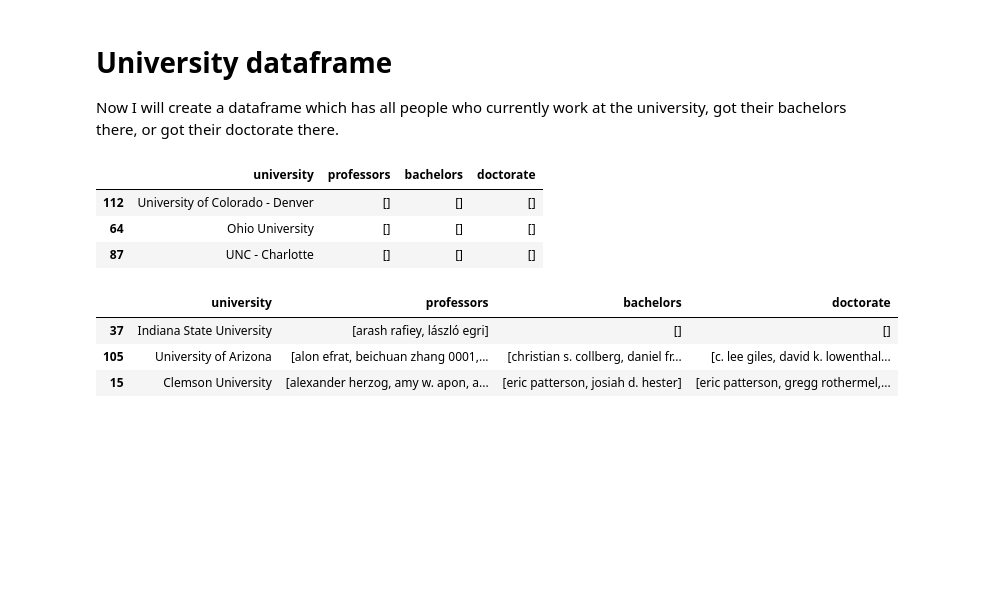
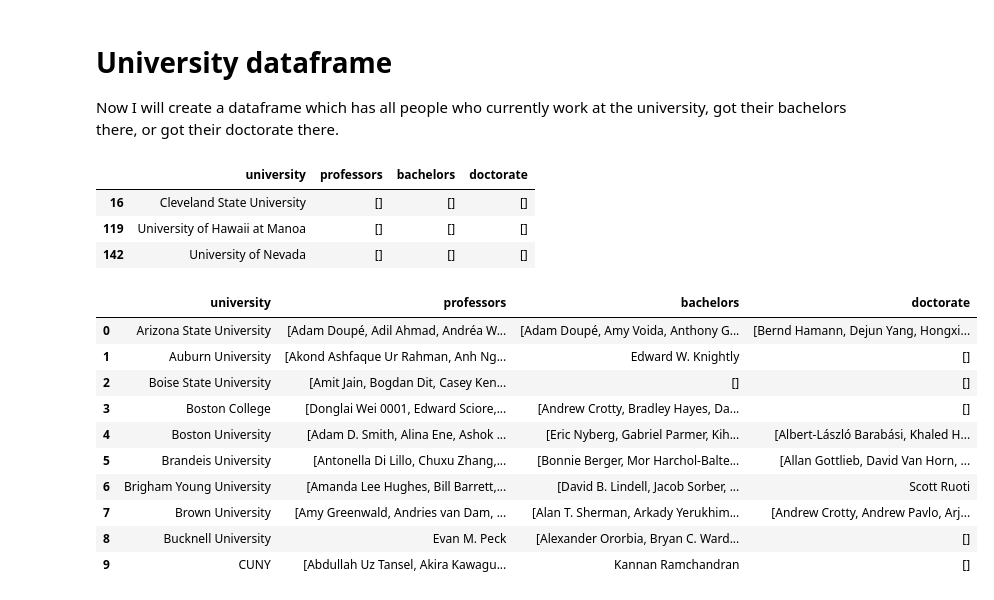
Before and after one commit to sachiniyer/my_college_rankings, a Jupyter notebook: main.ipynb, the cells around one changed output. Saved outputs shown, nothing was run; the diff lists cells and outputs as text; code cells hidden in the pictures; blank space fills up the shorter version.

```diff
--- a/main.ipynb
+++ b/main.ipynb
@@ -450,5 +450,8 @@ for index, row in tqdm(dfpaperscore.iterrows(), desc="Merge Scores", unit="item"
 dfscore['university'] = dfscore['university'].apply(get_alias)
 dfscore = dfscore.dropna(subset=['university'])
 dfscore['name_lower'] = dfscore['name'].str.lower()
+author_score_wnan = dfscore['author_score'].copy()
+paper_score_wnan = dfscore['paper_score'].copy()
+dfscore['combined_score'] = author_score_wnan.fillna(0) + paper_score_wnan.fillna(0)
 dfscore.describe()
 # %% [output]
@@ -490,18 +494,17 @@ I will compute three scores, one for relationship between bachelor with placemen
 
 I will do this by mapping dfcsprofs onto dfscore, which will let me value each one of the connections.
 # %%
-dfscoreplacement = dfscore.copy()
-dfscoreplacement['name'] = dfscoreplacement['name'].str.lower()
-dfcsprofsplacement = dfcsprofs.copy()
-dfcsprofsplacement['name'] = dfcsprofsplacement['FullName'].str.lower()
-dfcsprofsplacement['university'] = dfcsprofsplacement['University'].apply(get_alias)
-dfcsprofsplacement['bachelors'] = dfcsprofsplacement['Bachelors'].apply(get_alias)
-dfcsprofsplacement['doctorate'] = dfcsprofsplacement['Doctorate'].apply(get_alias)
+dfscore_placement = dfscore.copy()
+dfcsprofs_placement = dfcsprofs.copy()
+dfcsprofs_placement['name'] = dfcsprofs_placement['FullName'].str.lower()
+dfcsprofs_placement['university'] = dfcsprofs_placement['University'].apply(get_alias)
+dfcsprofs_placement['bachelors'] = dfcsprofs_placement['Bachelors'].apply(get_alias)
+dfcsprofs_placement['doctorate'] = dfcsprofs_placement['Doctorate'].apply(get_alias)
 
-mapping_dict = dict(zip(dfcsprofsplacement['name'], zip(dfcsprofsplacement['university'],
-                                                        dfcsprofsplacement['bachelors'],
-                                                        dfcsprofsplacement['doctorate'])))
-dfscoreplacement[['placement', 'bachelors', 'doctorate']] = dfscoreplacement['name'].map(mapping_dict).apply(pd.Series)
+mapping_dict = dict(zip(dfcsprofs_placement['name'], zip(dfcsprofs_placement['university'],
+                                                        dfcsprofs_placement['bachelors'],
+                                                        dfcsprofs_placement['doctorate'])))
+dfscore_placement[['placement', 'bachelors', 'doctorate']] = dfscore_placement['name_lower'].map(mapping_dict).apply(pd.Series)
 
-dfscoreplacement.describe()
+dfscore_placement.describe()
 # %% [output]
@@ -543,9 +548,9 @@ dfscoreplacement.sample(3)
 
 Now I will create a dataframe which has all people who currently work at the university, got their bachelors there, or got their doctorate there.
 # %%
-unique_unis = np.unique(np.concatenate([dfscoreplacement['university'].dropna(),
-                                        dfscoreplacement['bachelors'].dropna(),
-                                        dfscoreplacement['doctorate'].dropna()]))
+unique_unis = np.unique(np.concatenate([dfscore_placement['university'].dropna(),
+                                        dfscore_placement['bachelors'].dropna(),
+                                        dfscore_placement['doctorate'].dropna()]))
 
 length = len(unique_unis)
 inner_arrays = []
@@ -561,11 +566,11 @@ dfuniversity = pd.DataFrame({
 dfuniversity.sample(3)
 # %% [output]
 |  | university | professors | bachelors | doctorate |
-| 112 | University of Colorado - Denver | [] | [] | [] |
-| 64 | Ohio University | [] | [] | [] |
-| 87 | UNC - Charlotte | [] | [] | [] |
+| 16 | Cleveland State University | [] | [] | [] |
+| 119 | University of Hawaii at Manoa | [] | [] | [] |
+| 142 | University of Nevada | [] | [] | [] |
 # %%
-for index, row in tqdm(dfscoreplacement.iterrows(), desc="Merge Scores", unit="item", total=len(dfscoreplacement)):
+for index, row in tqdm(dfscore_placement.iterrows(), desc="Merge Scores", unit="item", total=len(dfscore_placement)):
     name = row['name']
     university = row['university']
     bachelors = row['bachelors']
@@ -586,10 +591,17 @@ for index, row in tqdm(dfscoreplacement.iterrows(), desc="Merge Scores", unit="i
         for idx in existing_rows.index:
             dfuniversity.at[idx, 'doctorate'] = np.append(dfuniversity.at[idx, 'doctorate'], name)
 # %%
-dfuniversity.sample(3)
+dfuniversity.head(10)
 # %% [output]
 |  | university | professors | bachelors | doctorate |
-| 37 | Indiana State University | [arash rafiey, lászló egri] | [] | [] |
-| 105 | University of Arizona | [alon efrat, beichuan zhang 0001,... | [christian s. collberg, daniel fr... | [c. lee giles, david k. lowenthal... |
-| 15 | Clemson University | [alexander herzog, amy w. apon, a... | [eric patterson, josiah d. hester] | [eric patterson, gregg rothermel,... |
+| 0 | Arizona State University | [Adam Doupé, Adil Ahmad, Andréa W... | [Adam Doupé, Amy Voida, Anthony G... | [Bernd Hamann, Dejun Yang, Hongxi... |
+| 1 | Auburn University | [Akond Ashfaque Ur Rahman, Anh Ng... | Edward W. Knightly | [] |
+| 2 | Boise State University | [Amit Jain, Bogdan Dit, Casey Ken... | [] | [] |
+| 3 | Boston College | [Donglai Wei 0001, Edward Sciore,... | [Andrew Crotty, Bradley Hayes, Da... | [] |
+| 4 | Boston University | [Adam D. Smith, Alina Ene, Ashok ... | [Eric Nyberg, Gabriel Parmer, Kih... | [Albert-László Barabási, Khaled H... |
+| 5 | Brandeis University | [Antonella Di Lillo, Chuxu Zhang,... | [Bonnie Berger, Mor Harchol-Balte... | [Allan Gottlieb, David Van Horn, ... |
+| 6 | Brigham Young University | [Amanda Lee Hughes, Bill Barrett,... | [David B. Lindell, Jacob Sorber, ... | Scott Ruoti |
+| 7 | Brown University | [Amy Greenwald, Andries van Dam, ... | [Alan T. Sherman, Arkady Yerukhim... | [Andrew Crotty, Andrew Pavlo, Arj... |
+| 8 | Bucknell University | Evan M. Peck | [Alexander Ororbia, Bryan C. Ward... | [] |
+| 9 | CUNY | [Abdullah Uz Tansel, Akira Kawagu... | Kannan Ramchandran | [] |
 # %%
```
Also changed, not shown: parts of 27 cells of this notebook.
